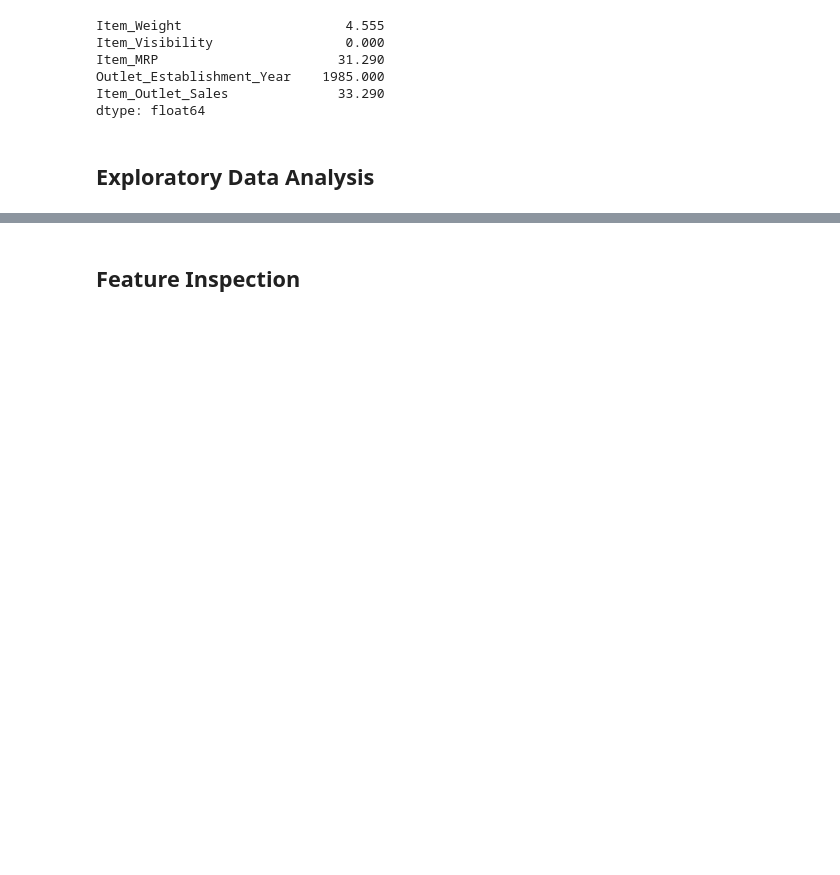
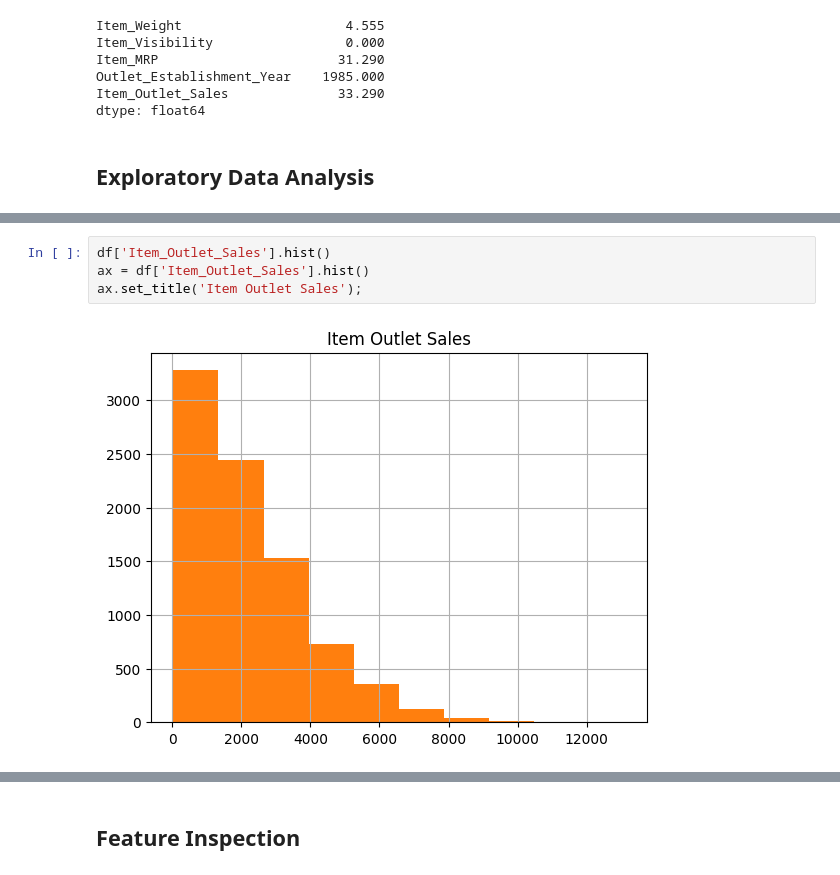
Before and after one commit to Bettylu0608/Prediction-of-Product-Sales, a Jupyter notebook: Prediction_of_Product_Sales_.ipynb, the cells around one changed output, grey strips where cells are left out. Saved outputs shown, nothing was run; the diff lists cells and outputs as text; blank space fills up the shorter version.

```diff
--- a/Prediction_of_Product_Sales_.ipynb
+++ b/Prediction_of_Product_Sales_.ipynb
@@ -223,0 +237,6 @@ dtype: float64
+# %%
+df['Item_Outlet_Sales'].hist()
+ax = df['Item_Outlet_Sales'].hist()
+ax.set_title('Item Outlet Sales');
+# %% [output]
+[figure, added]
```
Also changed, not shown: parts of 10 cells of this notebook.
